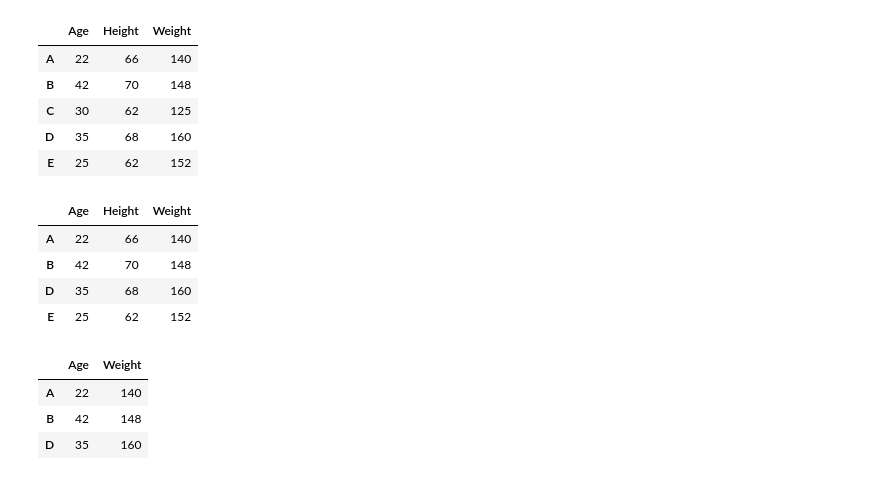
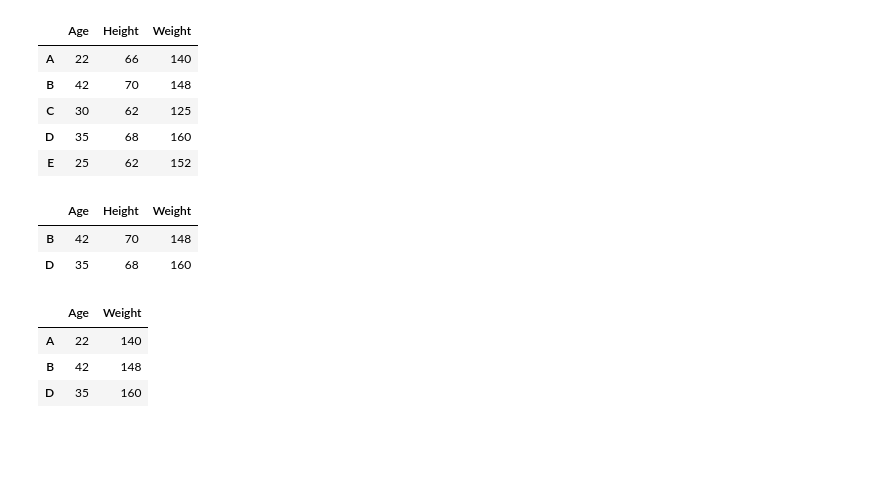
Before and after one commit to anil-k-rajamoni18/LearnPython, a Jupyter notebook: Advance-Python/ML/Pandas.ipynb, the cells around one changed output. Cells and saved outputs as stored; diff of their text form; code cells hidden in the pictures; blank space fills up the shorter version.

```diff
--- a/Advance-Python/ML/Pandas.ipynb
+++ b/Advance-Python/ML/Pandas.ipynb
@@ -1234,13 +1159,11 @@ df
 | D | 35 | 68 | 160 |
 | E | 25 | 62 | 152 |
 # %%
-df[(booldf1 | booldf2)]
+df[(booldf1 & booldf2)]
 # %% [output]
 |  | Age | Height | Weight |
-| A | 22 | 66 | 140 |
 | B | 42 | 70 | 148 |
 | D | 35 | 68 | 160 |
-| E | 25 | 62 | 152 |
 # %%
 df[booldf1][['Age','Weight']]
 # %% [output]
```
Also changed, not shown: parts of 95 cells of this notebook, 3 other files.
